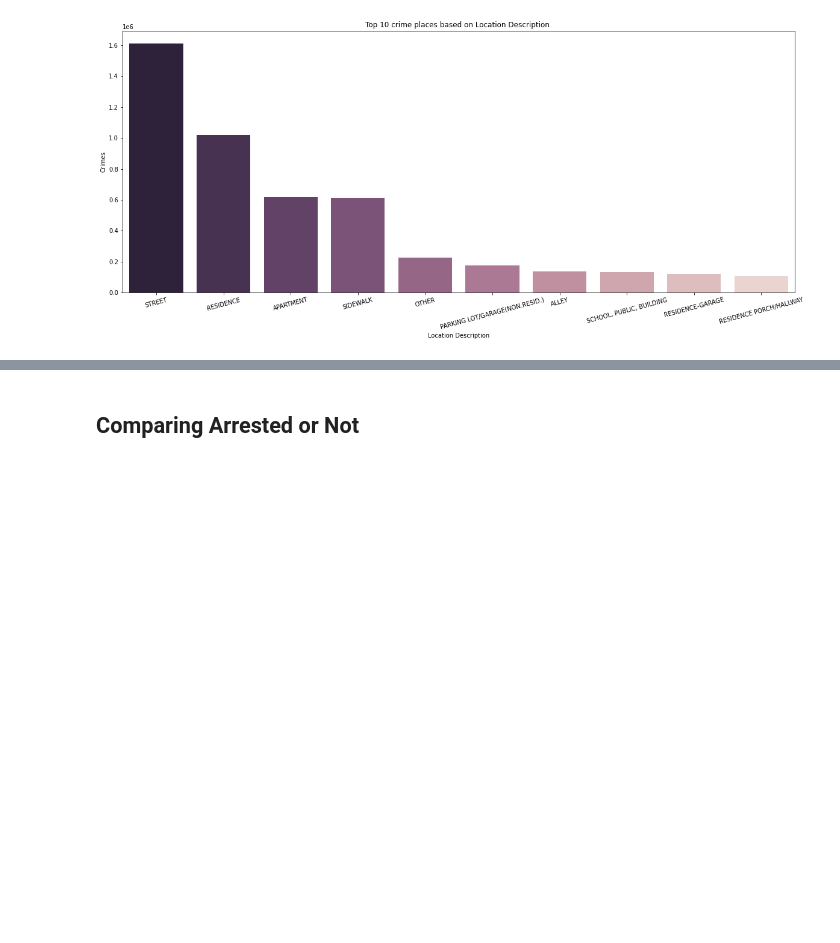
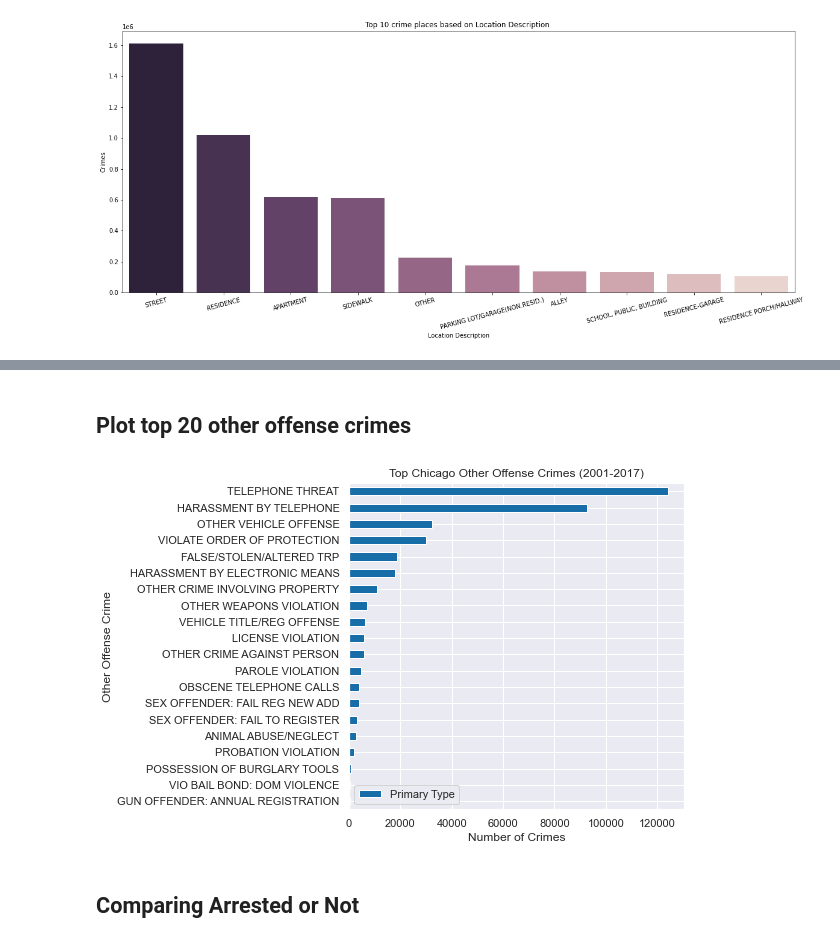
Before and after one commit to nafisa-samia/Analysis-of-Crimes-in-Chicago, a Jupyter notebook: Crimes-in-Chicago-visualization.ipynb, the cells around one changed output, grey strips where cells are left out. Saved outputs shown, nothing was run; the diff lists cells and outputs as text; code cells hidden in the pictures; blank space fills up the shorter version.

```diff
--- a/Crimes-in-Chicago-visualization.ipynb
+++ b/Crimes-in-Chicago-visualization.ipynb
@@ -452,0 +512,4 @@ plt.show()
+# %%
+other_offenses = crimes_df[crimes_df['Primary Type']=='OTHER OFFENSE']
+other_offense_crimes = other_offenses[['Primary Type', 'Description']].groupby('Description').count().compute().sort_values(by='Primary Type', ascending=False)
+other_offense_crimes.head(10)
@@ -453,3 +529,13 @@ plt.show()
+# %% [markdown]
+## Plot top 20 other offense crimes
+# %%
+other_offense_crimes[:20].sort_values(by='Primary Type', ascending=True).plot(kind='barh', figsize=(6,6), color='#166DA7')
+plt.title('Top Chicago Other Offense Crimes (2001-2017)')
+plt.xlabel('Number of Crimes')
+plt.ylabel('Other Offense Crime')
+plt.show()
+# %% [output]
+[figure, added]
 # %% [markdown]
 ## Comparing Arrested or Not
 # %%
```
Also changed, not shown: parts of 35 cells of this notebook.
